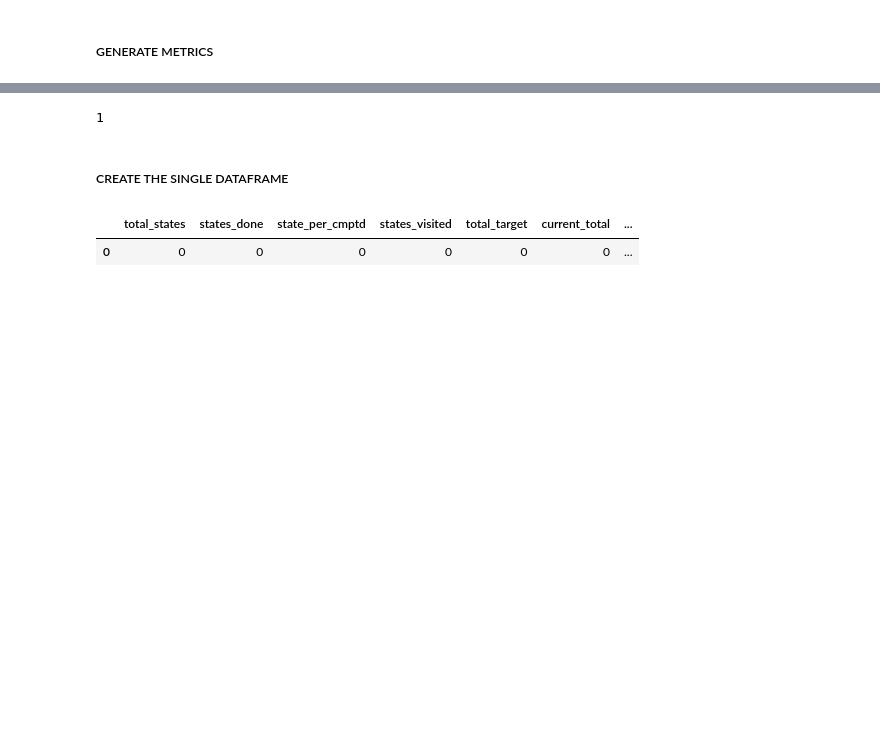
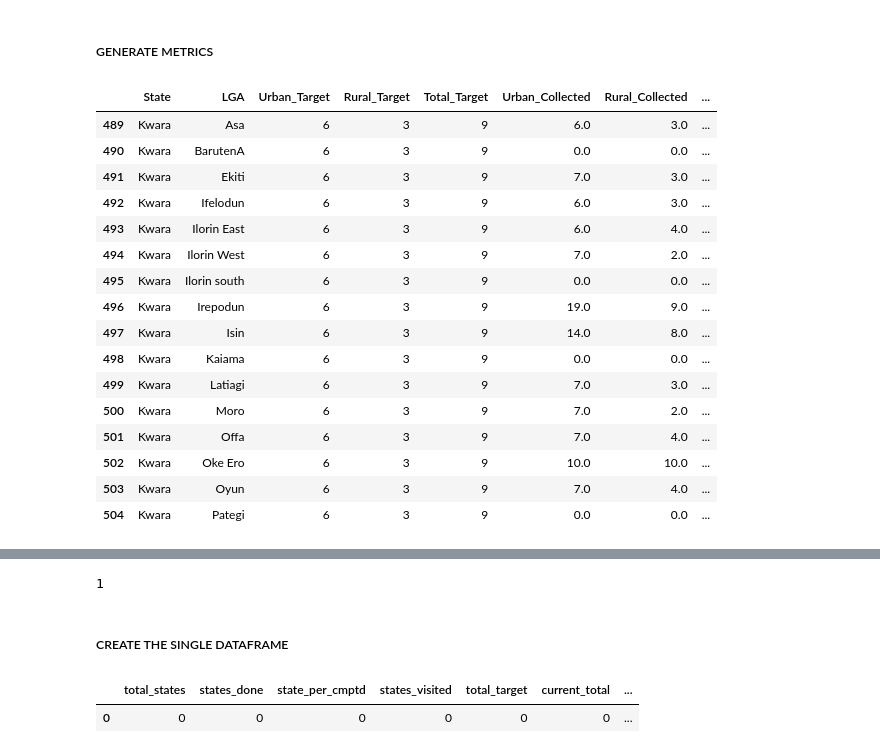
Before and after one commit to vistaaquadri/NESIP-1.0, a Jupyter notebook: EDA/EDA.ipynb, the cells around one changed output, grey strips where cells are left out. Drawn from its saved outputs; the diff is of its cells as text; code cells hidden in the pictures; blank space fills up the shorter version.

```diff
--- a/EDA/EDA.ipynb
+++ b/EDA/EDA.ipynb
@@ -40,6 +40,26 @@ merged_collection_summ.fillna(0, inplace=True)
 # Calculate Completion Percentage per LGA
 merged_collection_summ["Urban_Completion"] = (merged_collection_summ["Urban_Collected"] / merged_collection_summ["Urban_Target"]) * 100
 merged_collection_summ["Rural_Completion"] = (merged_collection_summ["Rural_Collected"] / merged_collection_summ["Rural_Target"]) * 100
+# %%
+merged_collection_summ[merged_collection_summ['State'] == 'Kwara']
+# %% [output]
+|  | State | LGA | Urban_Target | Rural_Target | Total_Target | Urban_Collected | Rural_Collected | ... |
+| 489 | Kwara | Asa | 6 | 3 | 9 | 6.0 | 3.0 | ... |
+| 490 | Kwara | BarutenA | 6 | 3 | 9 | 0.0 | 0.0 | ... |
+| 491 | Kwara | Ekiti | 6 | 3 | 9 | 7.0 | 3.0 | ... |
+| 492 | Kwara | Ifelodun | 6 | 3 | 9 | 6.0 | 3.0 | ... |
+| 493 | Kwara | Ilorin East | 6 | 3 | 9 | 6.0 | 4.0 | ... |
+| 494 | Kwara | Ilorin West | 6 | 3 | 9 | 7.0 | 2.0 | ... |
+| 495 | Kwara | Ilorin south | 6 | 3 | 9 | 0.0 | 0.0 | ... |
+| 496 | Kwara | Irepodun | 6 | 3 | 9 | 19.0 | 9.0 | ... |
+| 497 | Kwara | Isin | 6 | 3 | 9 | 14.0 | 8.0 | ... |
+| 498 | Kwara | Kaiama | 6 | 3 | 9 | 0.0 | 0.0 | ... |
+| 499 | Kwara | Latiagi | 6 | 3 | 9 | 7.0 | 3.0 | ... |
+| 500 | Kwara | Moro | 6 | 3 | 9 | 7.0 | 2.0 | ... |
+| 501 | Kwara | Offa | 6 | 3 | 9 | 7.0 | 4.0 | ... |
+| 502 | Kwara | Oke Ero | 6 | 3 | 9 | 10.0 | 10.0 | ... |
+| 503 | Kwara | Oyun | 6 | 3 | 9 | 7.0 | 4.0 | ... |
+| 504 | Kwara | Pategi | 6 | 3 | 9 | 0.0 | 0.0 | ... |
 # %%
 # Aggregate to State Level
 state_completion = merged_collection_summ.groupby("State").agg(
```
Also changed, not shown: parts of 8 cells of this notebook, 14 other files.
